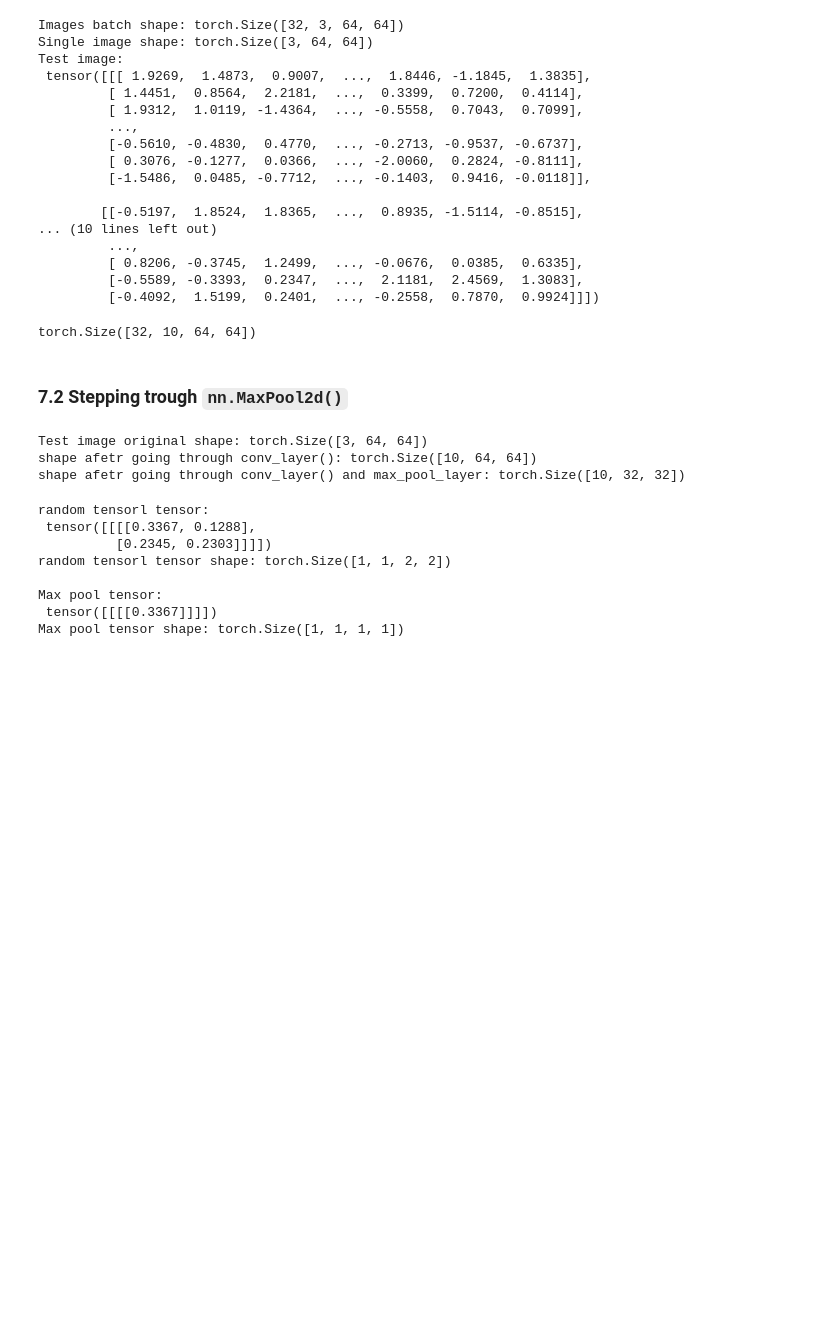
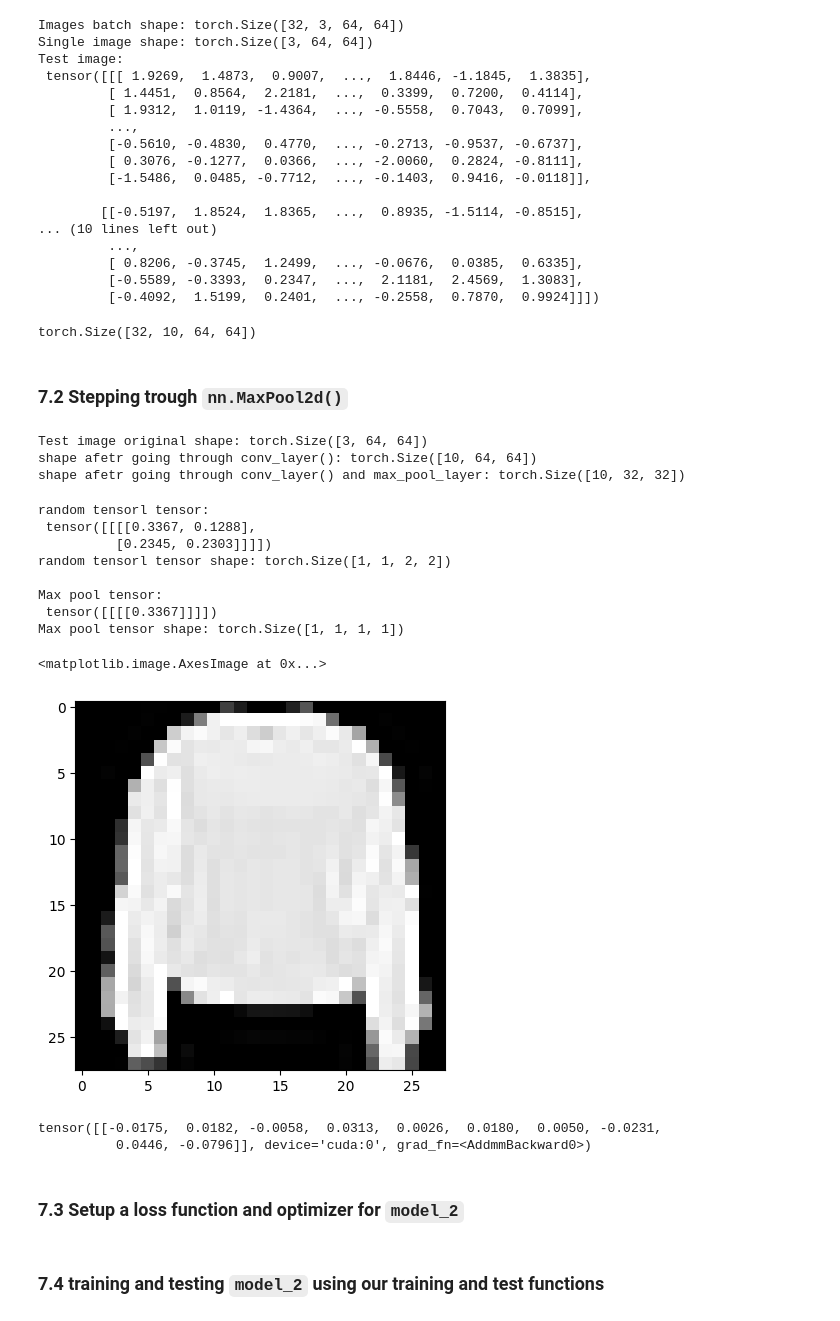
Before and after one commit to froestiago/pytorch-course, a Jupyter notebook: 03_computer_vision.ipynb, the cells around one changed output. Drawn from its saved outputs; the diff is of its cells as text; code cells hidden in the pictures; blank space fills up the shorter version.

```diff
--- a/03_computer_vision.ipynb
+++ b/03_computer_vision.ipynb
@@ -879,3 +879,15 @@ random tensorl tensor shape: torch.Size([1, 1, 2, 2])
 Max pool tensor:
  tensor([[[[0.3367]]]])
 Max pool tensor shape: torch.Size([1, 1, 1, 1])
+# %%
+plt.imshow(image.squeeze(), cmap = 'gray')
+# %% [output]
+<matplotlib.image.AxesImage at 0x...>
+[figure, added]
+# %%
+model_2(image.unsqueeze(0).to(device))
+# %% [output]
+tensor([[-0.0175,  0.0182, -0.0058,  0.0313,  0.0026,  0.0180,  0.0050, -0.0231,
+          0.0446, -0.0796]], device='cuda:0', grad_fn=<AddmmBackward0>)
+# %% [markdown]
+### 7.3 Setup a loss function and optimizer for `model_2`
@@ -881,0 +901,2 @@ Max pool tensor shape: torch.Size([1, 1, 1, 1])
+# %% [markdown]
+### 7.4 training and testing `model_2` using our training and test functions
```
Also changed, not shown: parts of 18 cells of this notebook.
